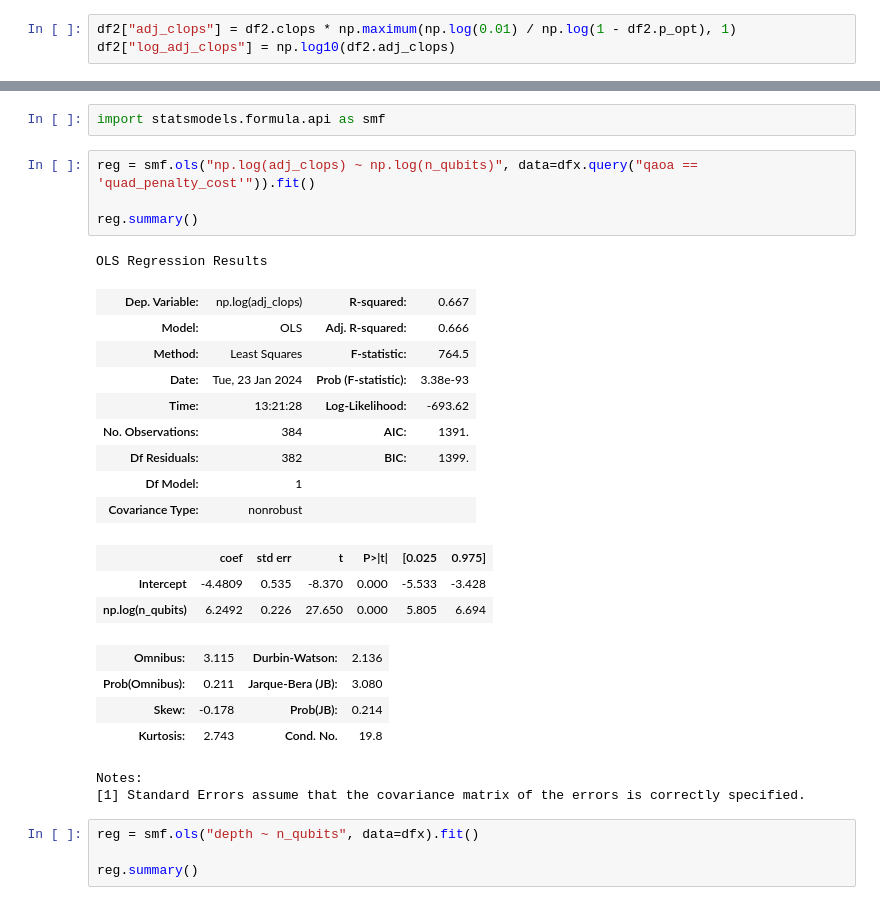
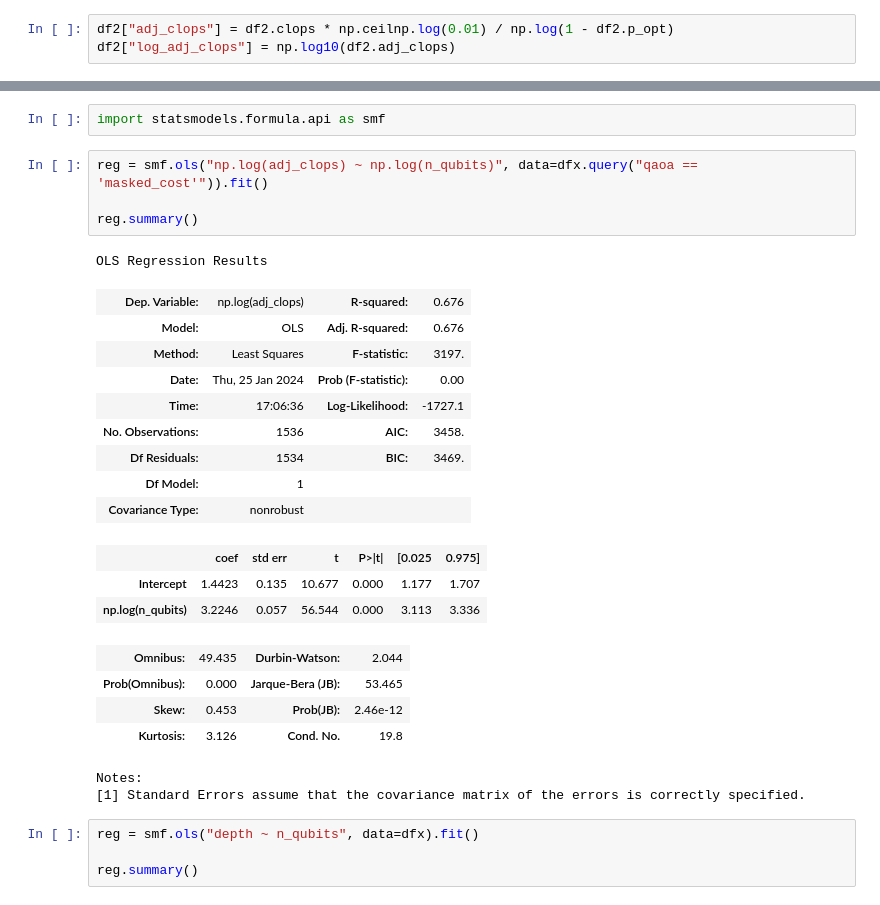
Before and after one commit to dbucher97/fast-qaoa-c, a Jupyter notebook: notebooks/eval/int_analysis.ipynb, the cells around one changed output, grey strips where cells are left out. Saved outputs shown, nothing was run; the diff lists cells and outputs as text.

```diff
--- a/notebooks/eval/int_analysis.ipynb
+++ b/notebooks/eval/int_analysis.ipynb
@@ -274,6 +274,6 @@ df2 = df2.query("n_qubits < 18")
 # %%
 add_lengths_to_df(df2, IntegerKnapsack)
 # %%
-df2["adj_clops"] = df2.clops * np.maximum(np.log(0.01) / np.log(1 - df2.p_opt), 1)
+df2["adj_clops"] = df2.clops * np.ceilnp.log(0.01) / np.log(1 - df2.p_opt)
 df2["log_adj_clops"] = np.log10(df2.adj_clops)
 # %%
@@ -302,27 +311,27 @@ x = np.linspace(0, 64)
 # %%
 import statsmodels.formula.api as smf
 # %%
-reg = smf.ols("np.log(adj_clops) ~ np.log(n_qubits)", data=dfx.query("qaoa == 'quad_penalty_cost'")).fit()
+reg = smf.ols("np.log(adj_clops) ~ np.log(n_qubits)", data=dfx.query("qaoa == 'masked_cost'")).fit()
 
 reg.summary()
 # %% [output]
 OLS Regression Results
-| Dep. Variable: | np.log(adj_clops) | R-squared: | 0.667 |
-| Model: | OLS | Adj. R-squared: | 0.666 |
-| Method: | Least Squares | F-statistic: | 764.5 |
-| Date: | Tue, 23 Jan 2024 | Prob (F-statistic): | 3.38e-93 |
-| Time: | 13:21:28 | Log-Likelihood: | -693.62 |
-| No. Observations: | 384 | AIC: | 1391. |
-| Df Residuals: | 382 | BIC: | 1399. |
+| Dep. Variable: | np.log(adj_clops) | R-squared: | 0.676 |
+| Model: | OLS | Adj. R-squared: | 0.676 |
+| Method: | Least Squares | F-statistic: | 3197. |
+| Date: | Thu, 25 Jan 2024 | Prob (F-statistic): | 0.00 |
+| Time: | 17:06:36 | Log-Likelihood: | -1727.1 |
+| No. Observations: | 1536 | AIC: | 3458. |
+| Df Residuals: | 1534 | BIC: | 3469. |
 | Df Model: | 1 |  |  |
 | Covariance Type: | nonrobust |  |  |
 |  | coef | std err | t | P>|t| | [0.025 | 0.975] |
-| Intercept | -4.4809 | 0.535 | -8.370 | 0.000 | -5.533 | -3.428 |
-| np.log(n_qubits) | 6.2492 | 0.226 | 27.650 | 0.000 | 5.805 | 6.694 |
+| Intercept | 1.4423 | 0.135 | 10.677 | 0.000 | 1.177 | 1.707 |
+| np.log(n_qubits) | 3.2246 | 0.057 | 56.544 | 0.000 | 3.113 | 3.336 |
-| Omnibus: | 3.115 | Durbin-Watson: | 2.136 |
-| Prob(Omnibus): | 0.211 | Jarque-Bera (JB): | 3.080 |
-| Skew: | -0.178 | Prob(JB): | 0.214 |
-| Kurtosis: | 2.743 | Cond. No. | 19.8 |
+| Omnibus: | 49.435 | Durbin-Watson: | 2.044 |
+| Prob(Omnibus): | 0.000 | Jarque-Bera (JB): | 53.465 |
+| Skew: | 0.453 | Prob(JB): | 2.46e-12 |
+| Kurtosis: | 3.126 | Cond. No. | 19.8 |
 Notes:
 [1] Standard Errors assume that the covariance matrix of the errors is correctly specified.
 # %%
```
Also changed, not shown: parts of 9 cells of this notebook, 9 other files.
